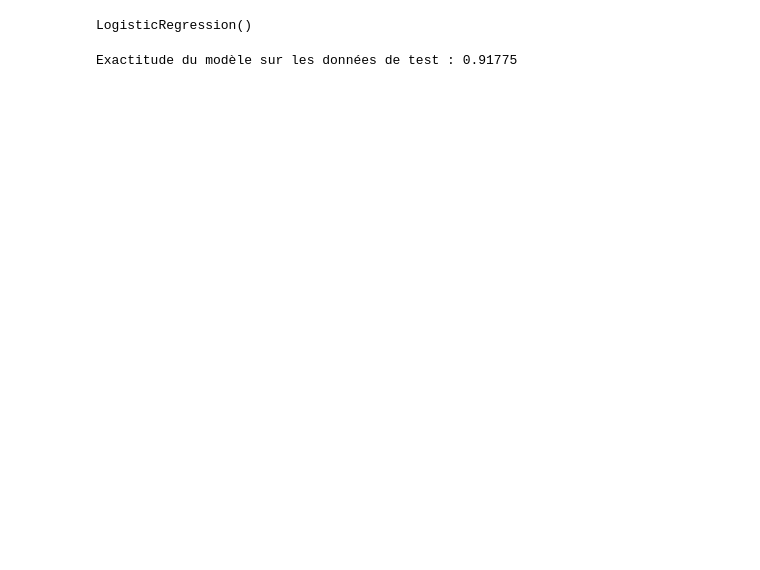
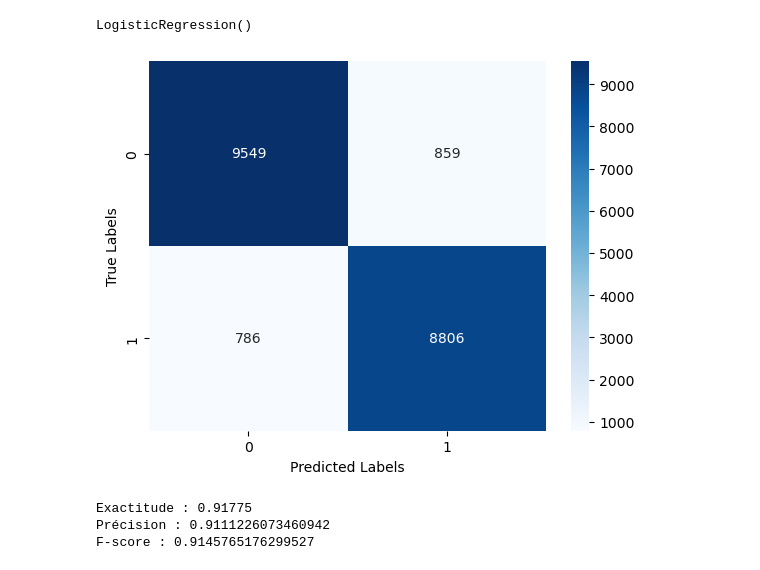
Before and after one commit to AhmedLaye/NLTK, a Jupyter notebook: sentiment_analys.ipynb, the cells around one changed output. Drawn from its saved outputs; the diff is of its cells as text; code cells hidden in the pictures; blank space fills up the shorter version.

```diff
--- a/sentiment_analys.ipynb
+++ b/sentiment_analys.ipynb
@@ -64,9 +103,3 @@ with open('model_vectorizer.pkl', 'rb') as file:
 # %%
 # Faire des prédictions sur les commentaires de test
 predictions = loaded_model.predict(X_test)
-
-# Calculer et afficher l'exactitude du modèle sur les données de test
-accuracy = (predictions == test_labels).mean()
-print(f"Exactitude du modèle sur les données de test : {accuracy}")
-# %% [output]
-Exactitude du modèle sur les données de test : 0.91775
@@ -73,3 +109,32 @@ Exactitude du modèle sur les données de test : 0.91775
+# %%
+sn.heatmap(confusion_matrix(test_labels, predictions), annot=True, fmt='d',cmap='Blues')  # Utilisez 'd' pour un format décimal
+plt.xlabel('Predicted Labels')
+plt.ylabel('True Labels')
+plt.show()
+# %% [output]
+[figure, added]
+# %%
+# Extrayez les valeurs TP, TN, FP et FN de la matrice de confusion
+TP = confusion_matrix(test_labels, predictions)[1, 1]
+TN = confusion_matrix(test_labels, predictions)[0, 0]
+FP = confusion_matrix(test_labels, predictions)[0, 1]
+FN = confusion_matrix(test_labels, predictions)[1, 0]
+
+# Calculez l'exactitude
+accuracy = (TP + TN) / (TP + TN + FP + FN)
+
+# Calculez la précision
+precision = TP / (TP + FP)
+#calcul de score f1
+f1 = f1_score(test_labels, predictions)
+
+print(f"Exactitude : {accuracy}")
+print(f"Précision : {precision}")
+print(f"F-score : {f1}")
+# %% [output]
+Exactitude : 0.91775
+Précision : 0.9111226073460942
+F-score : 0.9145765176299527
 # %%
 # Saisir des commentaires en entrée et effectuer des prédictions
 while True:
```
Also changed, not shown: parts of 8 cells of this notebook, 2 other files.
